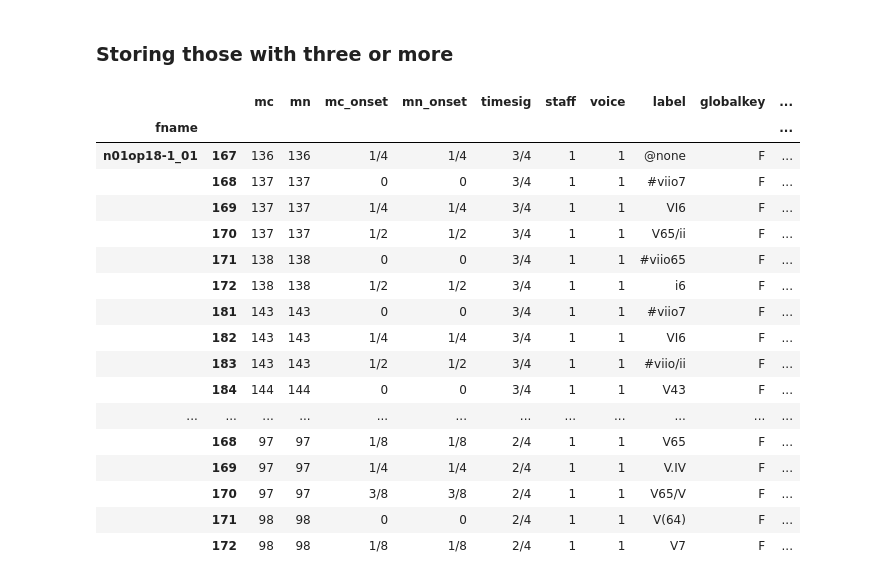
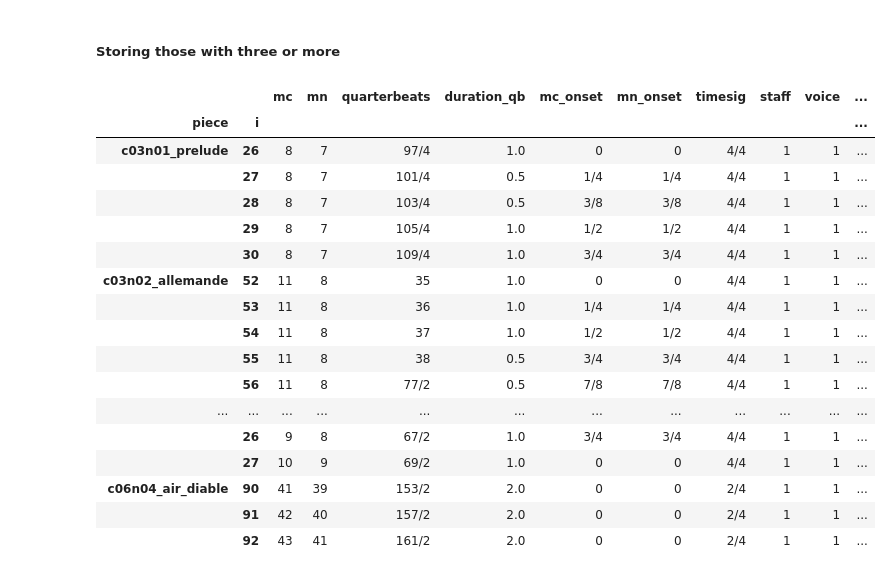
Before and after one commit to DCMLab/coup, a Jupyter notebook: notebooks/chromatic_bass.ipynb, the cells around one changed output. Saved outputs shown, nothing was run; the diff lists cells and outputs as text; code cells hidden in the pictures.

```diff
--- a/notebooks/chromatic_bass.ipynb
+++ b/notebooks/chromatic_bass.ipynb
@@ -49,6 +57,6 @@ labels
 Since all scale degrees are expressed as fifths-intervals, this is as easy as adding the local key expressed as fifths
 # %%
-transpose_by = transform(labels, roman_numeral2tpc, ['localkey', 'globalkey_is_minor'])
+transpose_by = ms3.transform(labels, ms3.roman_numeral2fifths, ['localkey', 'globalkey_is_minor'])
 bass = labels.bass_note + transpose_by
 bass.head()
 # %% [output]
@@ -64,5 +72,5 @@ dtype: Int64
 # %%
-transpose_by = transform(labels, name2tpc, ['globalkey'])
-labels['bass_name'] = fifths2name(bass + transpose_by).values
+transpose_by = ms3.transform(labels, ms3.name2fifths, ['globalkey'])
+labels['bass_name'] = ms3.fifths2name(bass + transpose_by).values
 labels.head()
 # %% [output]
@@ -105,5 +116,5 @@ dtype: Int64
 # %%
-pc_ivs = fifths2pc(ivs)
+pc_ivs = ms3.fifths2pc(ivs)
 pc_ivs.index = ivs.index
 pc_ivs = pc_ivs.where(pc_ivs <= 6, pc_ivs % -6).fillna(0)
 pc_ivs.value_counts()
@@ -126,21 +137 @@ dtype: int64
-# %%
-def cnt(S, interval, k_min=1, df=True):
-    ix_chunks = pd.DataFrame(columns=['ixs', 'n']) if df else []
-    current = []
-    n = 0
-    for i, iv in S.iteritems():
-
-        if iv in [0, interval]:
-            current.append(i)
-            if iv == interval:
-                n += 1
-        else:
-            if n >= k_min:
-                if df:
-                    ix_chunks = ix_chunks.append(pd.Series((current, n), index=['ixs', 'n']), ignore_index=True)
-                else:
-                    ix_chunks.append((current, n))
-            current = [i]
-            n = 0
-    return ix_chunks
 # %% [markdown]
@@ -226,26 +201,26 @@ Name: n, dtype: int64
 # %% [markdown]
-### Storing those with three or more
+##### Storing those with three or more
 # %%
 three_asc = labels.loc[asc[asc.n > 2].ixs.sum()]
-three_asc.to_csv('three_asc.tsv', sep='\t')
+three_asc.to_csv(os.path.join(RESULTS_PATH, 'three_asc.tsv'), sep='\t')
 three_asc.head(30)
 # %% [output]
-|  |  | mc | mn | mc_onset | mn_onset | timesig | staff | voice | label | globalkey | ... |
-| fname |  |  |  |  |  |  |  |  |  |  | ... |
-| n01op18-1_01 | 167 | 136 | 136 | 1/4 | 1/4 | 3/4 | 1 | 1 | @none | F | ... |
-|  | 168 | 137 | 137 | 0 | 0 | 3/4 | 1 | 1 | #viio7 | F | ... |
-|  | 169 | 137 | 137 | 1/4 | 1/4 | 3/4 | 1 | 1 | VI6 | F | ... |
-|  | 170 | 137 | 137 | 1/2 | 1/2 | 3/4 | 1 | 1 | V65/ii | F | ... |
-|  | 171 | 138 | 138 | 0 | 0 | 3/4 | 1 | 1 | #viio65 | F | ... |
-|  | 172 | 138 | 138 | 1/2 | 1/2 | 3/4 | 1 | 1 | i6 | F | ... |
-|  | 181 | 143 | 143 | 0 | 0 | 3/4 | 1 | 1 | #viio7 | F | ... |
-|  | 182 | 143 | 143 | 1/4 | 1/4 | 3/4 | 1 | 1 | VI6 | F | ... |
-|  | 183 | 143 | 143 | 1/2 | 1/2 | 3/4 | 1 | 1 | #viio/ii | F | ... |
-|  | 184 | 144 | 144 | 0 | 0 | 3/4 | 1 | 1 | V43 | F | ... |
+|  |  | mc | mn | quarterbeats | duration_qb | mc_onset | mn_onset | timesig | staff | voice | ... |
+| piece | i |  |  |  |  |  |  |  |  |  | ... |
+| c03n01_prelude | 26 | 8 | 7 | 97/4 | 1.0 | 0 | 0 | 4/4 | 1 | 1 | ... |
+|  | 27 | 8 | 7 | 101/4 | 0.5 | 1/4 | 1/4 | 4/4 | 1 | 1 | ... |
+|  | 28 | 8 | 7 | 103/4 | 0.5 | 3/8 | 3/8 | 4/4 | 1 | 1 | ... |
+|  | 29 | 8 | 7 | 105/4 | 1.0 | 1/2 | 1/2 | 4/4 | 1 | 1 | ... |
+|  | 30 | 8 | 7 | 109/4 | 1.0 | 3/4 | 3/4 | 4/4 | 1 | 1 | ... |
+| c03n02_allemande | 52 | 11 | 8 | 35 | 1.0 | 0 | 0 | 4/4 | 1 | 1 | ... |
+|  | 53 | 11 | 8 | 36 | 1.0 | 1/4 | 1/4 | 4/4 | 1 | 1 | ... |
+|  | 54 | 11 | 8 | 37 | 1.0 | 1/2 | 1/2 | 4/4 | 1 | 1 | ... |
+|  | 55 | 11 | 8 | 38 | 0.5 | 3/4 | 3/4 | 4/4 | 1 | 1 | ... |
+|  | 56 | 11 | 8 | 77/2 | 0.5 | 7/8 | 7/8 | 4/4 | 1 | 1 | ... |
 | ... | ... | ... | ... | ... | ... | ... | ... | ... | ... | ... | ... |
-|  | 168 | 97 | 97 | 1/8 | 1/8 | 2/4 | 1 | 1 | V65 | F | ... |
-|  | 169 | 97 | 97 | 1/4 | 1/4 | 2/4 | 1 | 1 | V.IV | F | ... |
-|  | 170 | 97 | 97 | 3/8 | 3/8 | 2/4 | 1 | 1 | V65/V | F | ... |
-|  | 171 | 98 | 98 | 0 | 0 | 2/4 | 1 | 1 | V(64) | F | ... |
-|  | 172 | 98 | 98 | 1/8 | 1/8 | 2/4 | 1 | 1 | V7 | F | ... |
+|  | 26 | 9 | 8 | 67/2 | 1.0 | 3/4 | 3/4 | 4/4 | 1 | 1 | ... |
+|  | 27 | 10 | 9 | 69/2 | 1.0 | 0 | 0 | 4/4 | 1 | 1 | ... |
+| c06n04_air_diable | 90 | 41 | 39 | 153/2 | 2.0 | 0 | 0 | 2/4 | 1 | 1 | ... |
+|  | 91 | 42 | 40 | 157/2 | 2.0 | 0 | 0 | 2/4 | 1 | 1 | ... |
+|  | 92 | 43 | 41 | 161/2 | 2.0 | 0 | 0 | 2/4 | 1 | 1 | ... |
 # %% [markdown]
```
Also changed, not shown: parts of 49 cells of this notebook, 32 other files.
